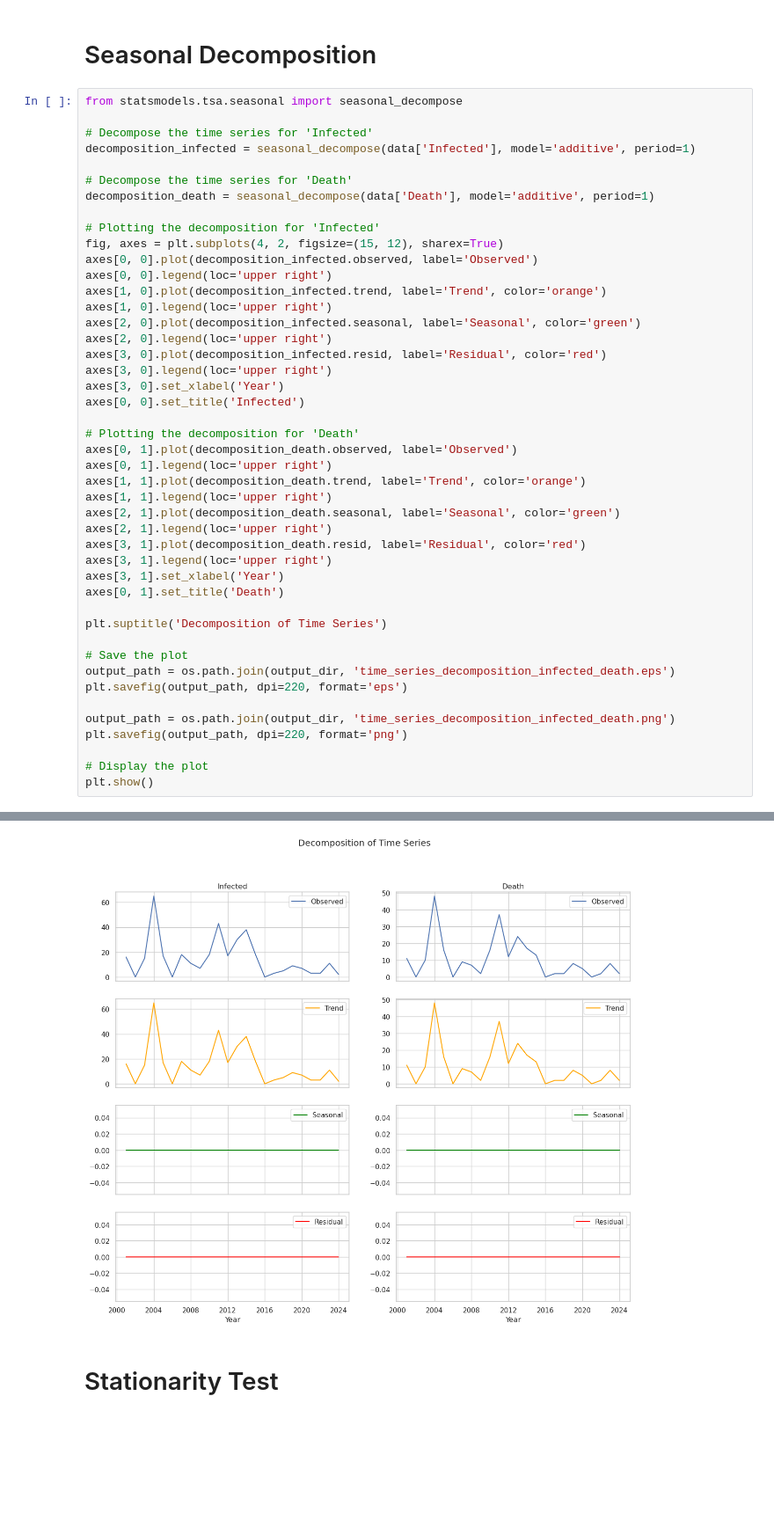
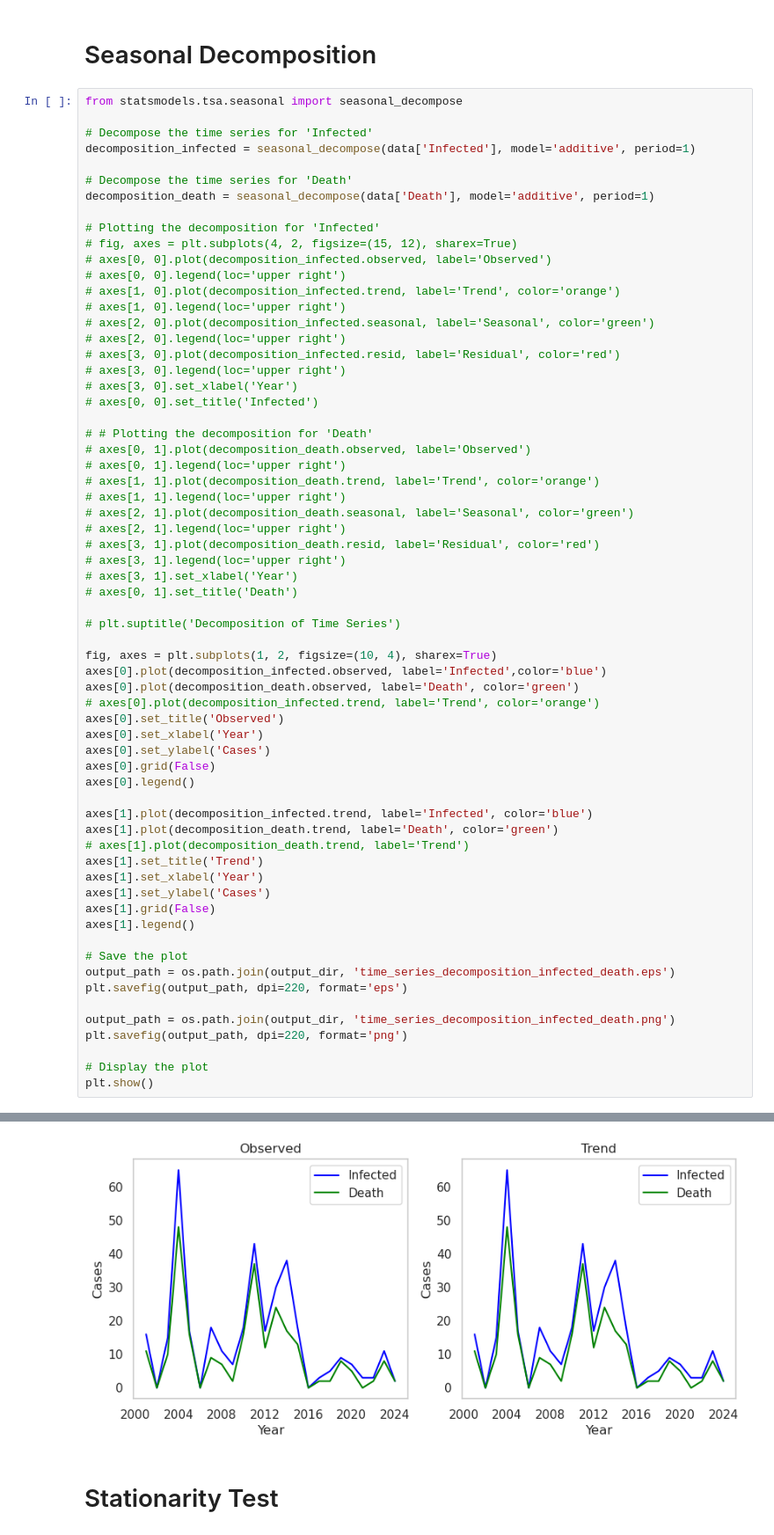
Before and after one commit to awnonbhowmik/NiV-Data-Analysis, a Jupyter notebook: analysis3.ipynb, the cells around one changed output, grey strips where cells are left out. Shown at 88% size. Cells and saved outputs as stored; diff of their text form; blank space fills up the shorter version.

Commit message:
Fix seasonal decomposition image

```diff
--- a/analysis3.ipynb
+++ b/analysis3.ipynb
@@ -533,51 +533,70 @@ plt.show()
 # %%
 from statsmodels.tsa.seasonal import seasonal_decompose
 
 # Decompose the time series for 'Infected'
 decomposition_infected = seasonal_decompose(data['Infected'], model='additive', period=1)
 
 # Decompose the time series for 'Death'
 decomposition_death = seasonal_decompose(data['Death'], model='additive', period=1)
 
 # Plotting the decomposition for 'Infected'
-fig, axes = plt.subplots(4, 2, figsize=(15, 12), sharex=True)
-axes[0, 0].plot(decomposition_infected.observed, label='Observed')
-axes[0, 0].legend(loc='upper right')
-axes[1, 0].plot(decomposition_infected.trend, label='Trend', color='orange')
-axes[1, 0].legend(loc='upper right')
-axes[2, 0].plot(decomposition_infected.seasonal, label='Seasonal', color='green')
-axes[2, 0].legend(loc='upper right')
-axes[3, 0].plot(decomposition_infected.resid, label='Residual', color='red')
-axes[3, 0].legend(loc='upper right')
-axes[3, 0].set_xlabel('Year')
-axes[0, 0].set_title('Infected')
+# fig, axes = plt.subplots(4, 2, figsize=(15, 12), sharex=True)
+# axes[0, 0].plot(decomposition_infected.observed, label='Observed')
+# axes[0, 0].legend(loc='upper right')
+# axes[1, 0].plot(decomposition_infected.trend, label='Trend', color='orange')
+# axes[1, 0].legend(loc='upper right')
+# axes[2, 0].plot(decomposition_infected.seasonal, label='Seasonal', color='green')
+# axes[2, 0].legend(loc='upper right')
+# axes[3, 0].plot(decomposition_infected.resid, label='Residual', color='red')
+# axes[3, 0].legend(loc='upper right')
+# axes[3, 0].set_xlabel('Year')
+# axes[0, 0].set_title('Infected')
 
-# Plotting the decomposition for 'Death'
-axes[0, 1].plot(decomposition_death.observed, label='Observed')
-axes[0, 1].legend(loc='upper right')
-axes[1, 1].plot(decomposition_death.trend, label='Trend', color='orange')
-axes[1, 1].legend(loc='upper right')
-axes[2, 1].plot(decomposition_death.seasonal, label='Seasonal', color='green')
-axes[2, 1].legend(loc='upper right')
-axes[3, 1].plot(decomposition_death.resid, label='Residual', color='red')
-axes[3, 1].legend(loc='upper right')
-axes[3, 1].set_xlabel('Year')
-axes[0, 1].set_title('Death')
+# # Plotting the decomposition for 'Death'
+# axes[0, 1].plot(decomposition_death.observed, label='Observed')
+# axes[0, 1].legend(loc='upper right')
+# axes[1, 1].plot(decomposition_death.trend, label='Trend', color='orange')
+# axes[1, 1].legend(loc='upper right')
+# axes[2, 1].plot(decomposition_death.seasonal, label='Seasonal', color='green')
+# axes[2, 1].legend(loc='upper right')
+# axes[3, 1].plot(decomposition_death.resid, label='Residual', color='red')
+# axes[3, 1].legend(loc='upper right')
+# axes[3, 1].set_xlabel('Year')
+# axes[0, 1].set_title('Death')
 
-plt.suptitle('Decomposition of Time Series')
+# plt.suptitle('Decomposition of Time Series')
+
+fig, axes = plt.subplots(1, 2, figsize=(10, 4), sharex=True)
+axes[0].plot(decomposition_infected.observed, label='Infected',color='blue')
+axes[0].plot(decomposition_death.observed, label='Death', color='green')
+# axes[0].plot(decomposition_infected.trend, label='Trend', color='orange')
+axes[0].set_title('Observed')
+axes[0].set_xlabel('Year')
+axes[0].set_ylabel('Cases')
+axes[0].grid(False)
+axes[0].legend()
+
+axes[1].plot(decomposition_infected.trend, label='Infected', color='blue')
+axes[1].plot(decomposition_death.trend, label='Death', color='green')
+# axes[1].plot(decomposition_death.trend, label='Trend')
+axes[1].set_title('Trend')
+axes[1].set_xlabel('Year')
+axes[1].set_ylabel('Cases')
+axes[1].grid(False)
+axes[1].legend()
 
 # Save the plot
 output_path = os.path.join(output_dir, 'time_series_decomposition_infected_death.eps')
 plt.savefig(output_path, dpi=220, format='eps')
 
 output_path = os.path.join(output_dir, 'time_series_decomposition_infected_death.png')
 plt.savefig(output_path, dpi=220, format='png')
 
 # Display the plot
 plt.show()
 # %% [output]
 The PostScript backend does not support transparency; partially transparent artists will be rendered opaque.
-[figure, old version]
+[figure, new version]
 # %% [markdown]
 # Stationarity Test
 # %%
```
Also changed, not shown: parts of 11 cells of this notebook, 16 other files.
